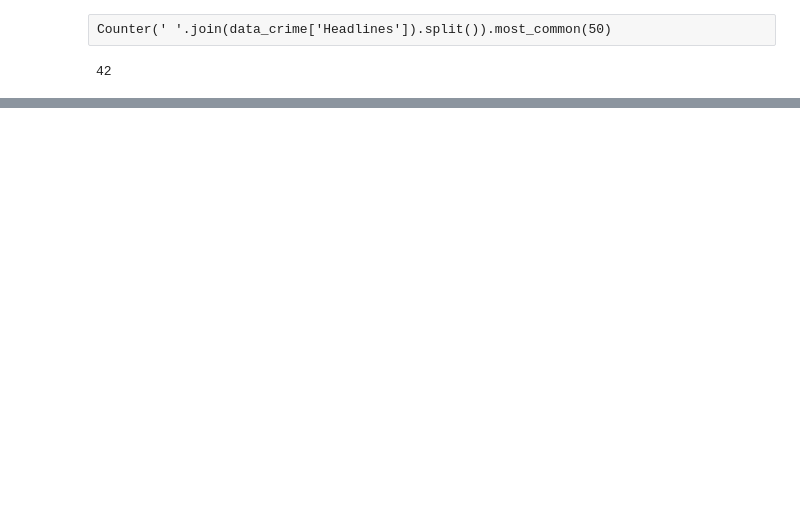
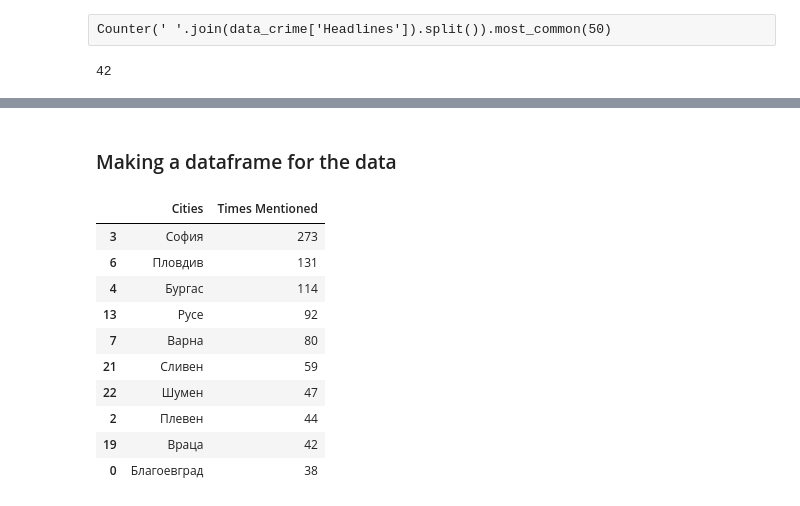
Before and after one commit to MiroslavDilov/news-headlines-analysis, a Jupyter notebook: News headlines project.ipynb, the cells around one changed output, grey strips where cells are left out. Drawn from its saved outputs; the diff is of its cells as text; code cells hidden in the pictures; blank space fills up the shorter version.

```diff
--- a/News headlines project.ipynb
+++ b/News headlines project.ipynb
@@ -25,0 +31,3 @@ False
+# %%
+data = data.drop_duplicates(subset=['Headlines'], keep=False)
+data.shape
@@ -55,0 +114,17 @@ data_crime['Headlines'].str.count('Враца').sum()
+# %% [markdown]
+### Making a dataframe for the data
+# %%
+city_data = pd.DataFrame(list(zip(cities_list, num_mentions)), columns=['Cities', 'Times Mentioned'])
+city_data.sort_values(by='Times Mentioned', ascending=False).head(10)
+# %% [output]
+|  | Cities | Times Mentioned |
+| 3 | София | 273 |
+| 6 | Пловдив | 131 |
+| 4 | Бургас | 114 |
+| 13 | Русе | 92 |
+| 7 | Варна | 80 |
+| 21 | Сливен | 59 |
+| 22 | Шумен | 47 |
+| 2 | Плевен | 44 |
+| 19 | Враца | 42 |
+| 0 | Благоевград | 38 |
```
Also changed, not shown: parts of 18 cells of this notebook.
